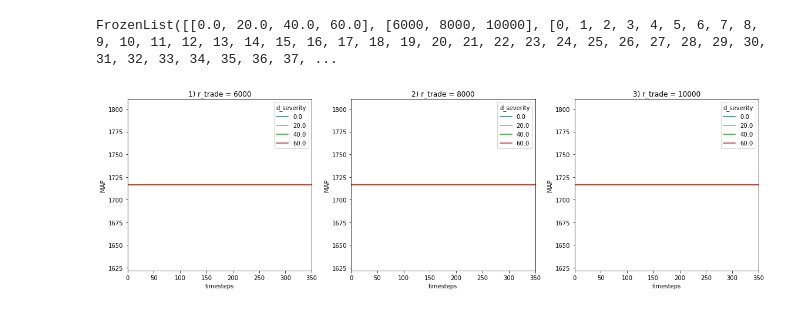
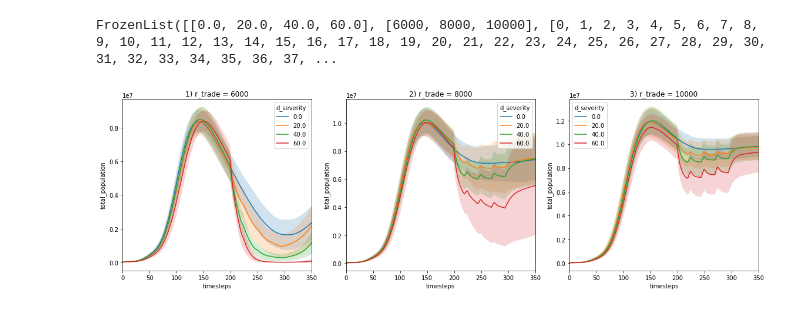
Before and after one commit to jakobkolb/Mayasim, a Jupyter notebook: Evaluation_Notebooks/X7_multiple_droughts.ipynb, the cells around one changed output. Drawn from its saved outputs; the diff is of its cells as text; code cells hidden in the pictures.

```diff
--- a/Evaluation_Notebooks/X7_multiple_droughts.ipynb
+++ b/Evaluation_Notebooks/X7_multiple_droughts.ipynb
@@ -42,29 +42,29 @@ FrozenList([[0.0, 20.0, 40.0, 60.0], [6000, 8000, 10000], [0, 1, 2, 3, 4, 5, 6,
 # %%
 pylab.rcParams['figure.figsize'] = (16, 5)
 
 d_lengths = data.index.levels[0].values
 r_trades = data.index.levels[1].values
 
 fig = plt.figure()
 k = 0
 plots = []
 for j, r in enumerate(r_trades):
     k += 1
     ax = fig.add_subplot(1, len(r_trades), j + 1)
-    obs = 'MAP'
+    obs = 'total_population'
     ax.set_title('{}) r_trade = {}'.format(k, r))
     dt = data['<mean_trajectories>'].xs(level=('r_trade', 'observables'), key=(r, obs)).unstack('d_severity')
-    #de = data['<sigma_trajectories>'].xs(level=('r_trade', 'observables'), key=(r, obs)).unstack('d_severity')
+    de = data['<sigma_trajectories>'].xs(level=('r_trade', 'observables'), key=(r, obs)).unstack('d_severity')
     dt.plot(ax=ax)
-    #for d_sev in de.columns.values:
-    #    dtt = de.index.values
-    #    ddt = dt[d_sev].values
-    #    dde = de[d_sev].values
-    #    plt.fill_between(dtt, ddt - dde, ddt + dde, alpha=0.2)
+    for d_sev in de.columns.values:
+        dtt = de.index.values
+        ddt = dt[d_sev].values
+        dde = de[d_sev].values
+        plt.fill_between(dtt, ddt - dde, ddt + dde, alpha=0.2)
 
     ax.set_ylabel(obs)
     #ax.axvspan(d_start, d_start + d - 1, alpha=0.5, color='grey')
     plots.append((r, k, obs))
 fig.tight_layout()
 # %% [output]
-[figure, old version]
+[figure, new version]
```
Also changed, not shown: parts of 1 cell of this notebook, 4 other files.
